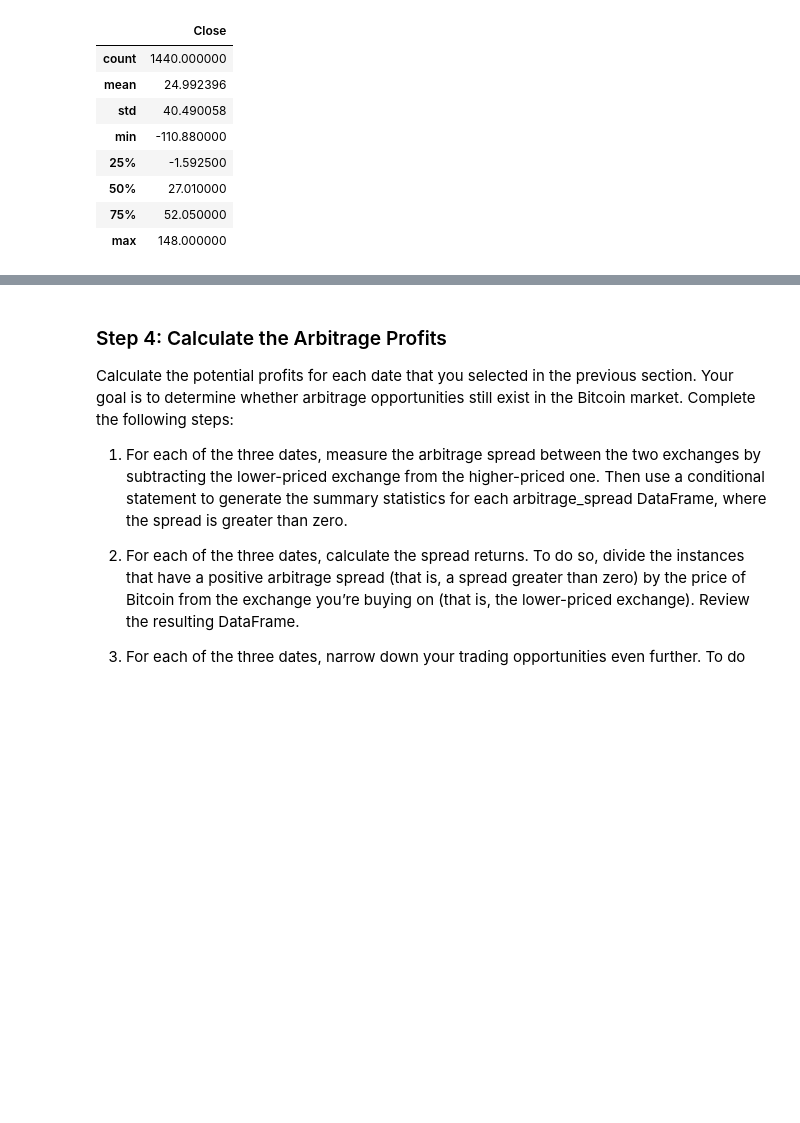
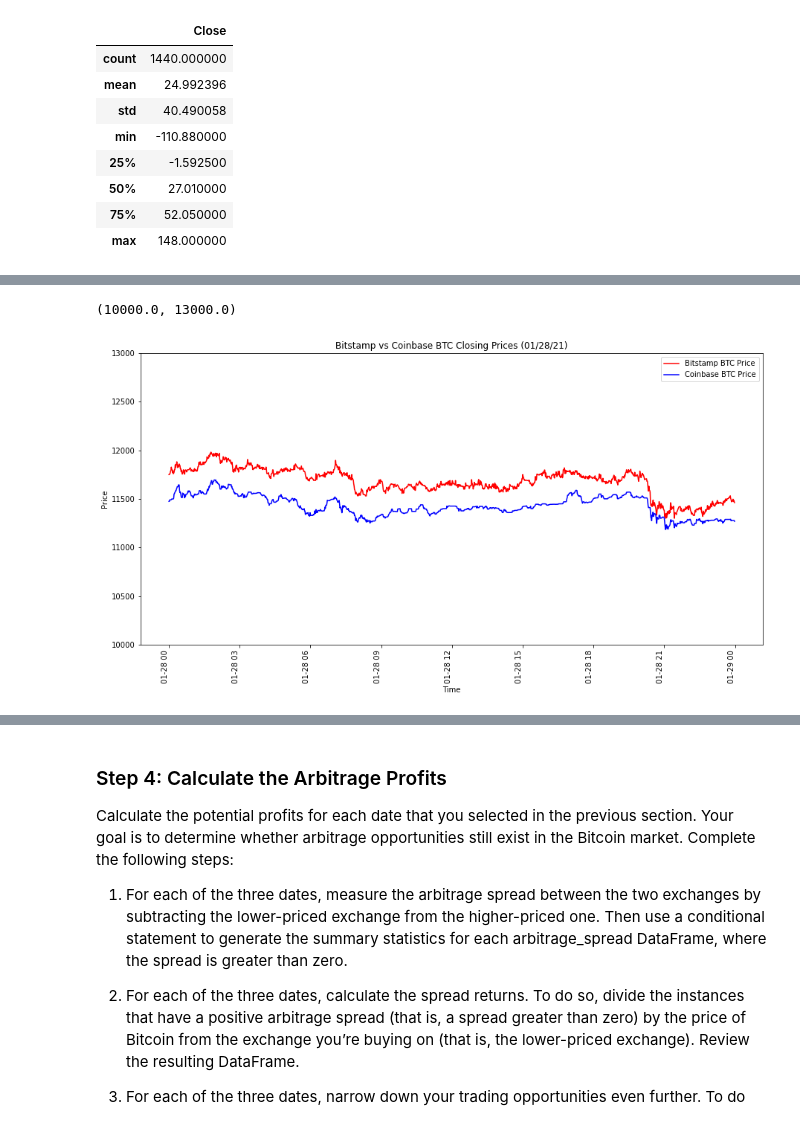
Before and after one commit to MaxAcheson/Module_3_Challenge, a Jupyter notebook: Starter_Code/crypto_arbitrage.ipynb, the cells around one changed output, grey strips where cells are left out. Cells and saved outputs as stored; diff of their text form; code cells hidden in the pictures; blank space fills up the shorter version.

```diff
--- a/Starter_Code/crypto_arbitrage.ipynb
+++ b/Starter_Code/crypto_arbitrage.ipynb
@@ -373,7 +374,18 @@ Text(0, 0.5, 'Price Difference')
 # %%
 # Create an overlay plot that visualizes the two dataframes over a period of one day from the middle of the dataset.
 # Be sure that the plots include the parameters `legend`, `figsize`, `title`, `color` and `label`
-# YOUR CODE HERE
+middle_day_bitstamp = bitstamp_sliced.loc['2018-01-28 00:00':'2018-01-28 23:59']
+middle_day_coinbase = coinbase_sliced.loc['2018-01-28 00:00':'2018-01-28 23:59']
+ax = middle_day_bitstamp.plot(figsize=(15,8), rot=90, color="red")
+middle_day_coinbase.plot(ax=ax, rot=90, color="blue")
+plt.title('Bitstamp vs Coinbase BTC Closing Prices (01/28/21)')
+plt.xlabel('Time')
+plt.ylabel('Price')
+plt.legend(['Bitstamp BTC Price','Coinbase BTC Price'])
+ax.set_ylim(10000,13000)
+# %% [output]
+(10000.0, 13000.0)
+[figure, added]
 # %%
 # Using the date in the middle that you have selected, calculate the arbitrage spread
 # by subtracting the bitstamp lower closing prices from the coinbase higher closing prices
```
Also changed, not shown: parts of 6 cells of this notebook.
